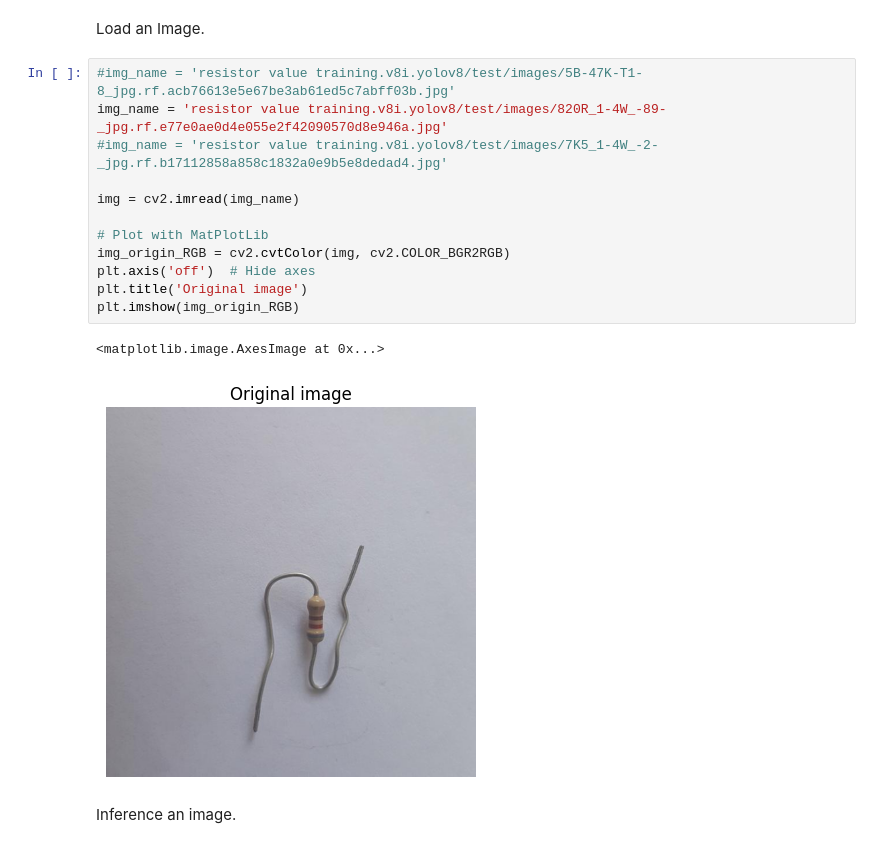
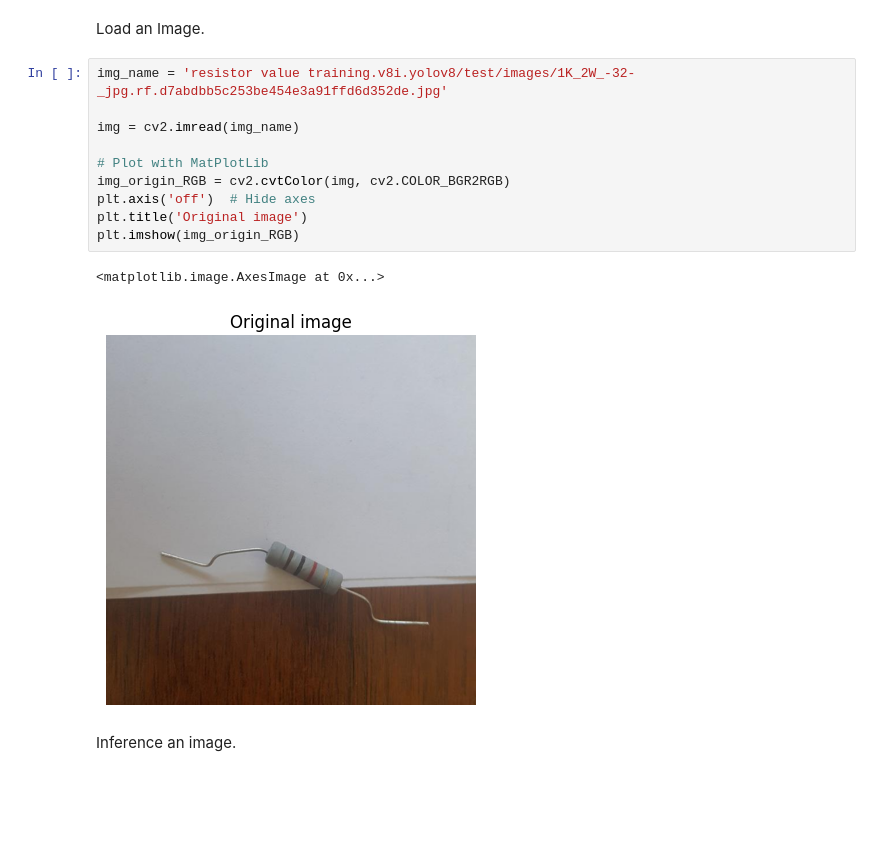
Before and after one commit to romangorbunov91/ML_3, a Jupyter notebook: inference.ipynb, the cells around one changed output. Saved outputs shown, nothing was run; the diff lists cells and outputs as text; blank space fills up the shorter version.

```diff
--- a/inference.ipynb
+++ b/inference.ipynb
@@ -12,20 +12,18 @@ best_model = YOLO('train_yolov8n/weights/best.pt')
 # %% [markdown]
 Load an Image.
 # %%
-#img_name = 'resistor value training.v8i.yolov8/test/images/5B-47K-T1-8_jpg.rf.acb76613e5e67be3ab61ed5c7abff03b.jpg'
-img_name = 'resistor value training.v8i.yolov8/test/images/820R_1-4W_-89-_jpg.rf.e77e0ae0d4e055e2f42090570d8e946a.jpg'
-#img_name = 'resistor value training.v8i.yolov8/test/images/7K5_1-4W_-2-_jpg.rf.b17112858a858c1832a0e9b5e8dedad4.jpg'
+img_name = 'resistor value training.v8i.yolov8/test/images/1K_2W_-32-_jpg.rf.d7abdbb5c253be454e3a91ffd6d352de.jpg'
 
 img = cv2.imread(img_name)
 
 # Plot with MatPlotLib
 img_origin_RGB = cv2.cvtColor(img, cv2.COLOR_BGR2RGB)
 plt.axis('off')  # Hide axes
 plt.title('Original image')
 plt.imshow(img_origin_RGB)
 # %% [output]
 <matplotlib.image.AxesImage at 0x...>
-[figure, old version]
+[figure, new version]
 # %% [markdown]
 Inference an image.
 # %%
```
Also changed, not shown: parts of 6 cells of this notebook, 15 other files.
